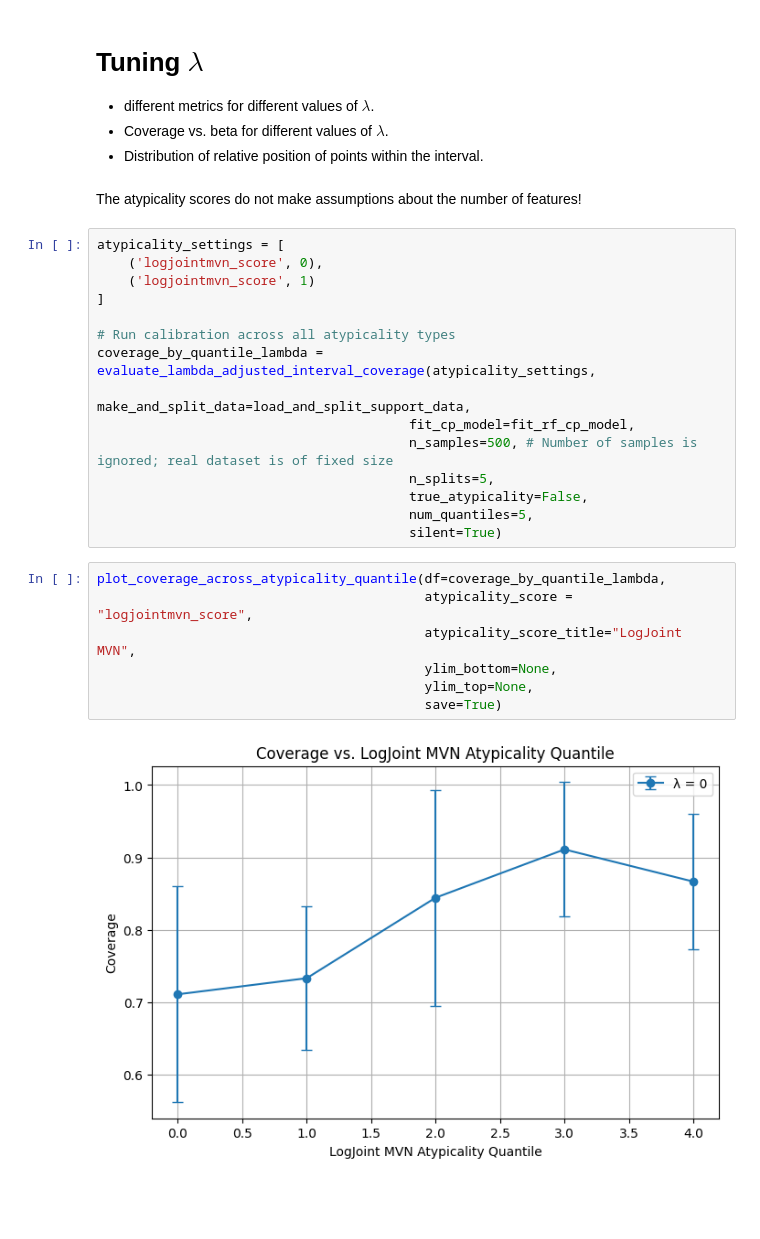
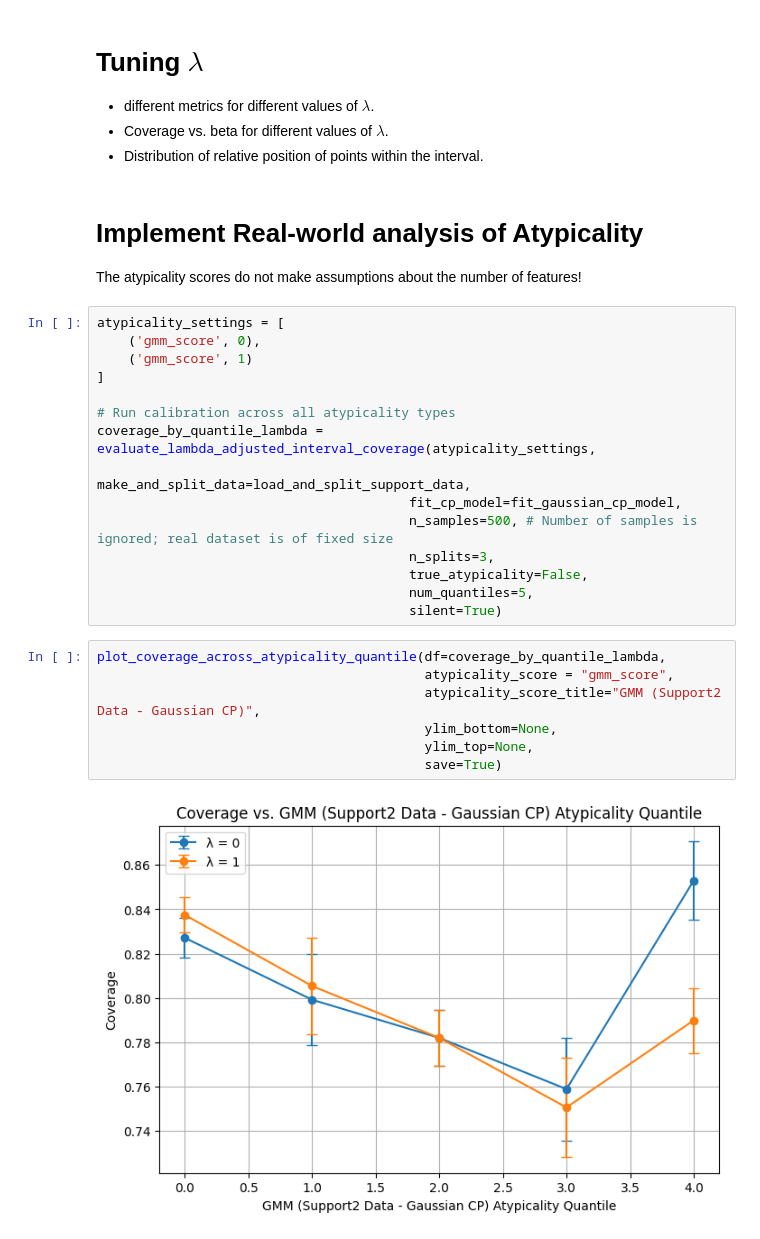
Before and after one commit to audtree/extending-atypicality, a Jupyter notebook: notebooks/proof-of-concept.ipynb, the cells around one changed output. Saved outputs shown, nothing was run; the diff lists cells and outputs as text; blank space fills up the shorter version.

Commit message:
experimenting with support2 dataset, analyzing by race

```diff
--- a/notebooks/proof-of-concept.ipynb
+++ b/notebooks/proof-of-concept.ipynb
@@ -93,28 +93,29 @@ To do:
 * Coverage vs. beta for different values of $\lambda$.
 * Distribution of relative position of points within the interval.
 # %% [markdown]
+# Implement Real-world analysis of Atypicality
 The atypicality scores do not make assumptions about the number of features!
 # %%
 atypicality_settings = [
-    ('logjointmvn_score', 0),
-    ('logjointmvn_score', 1)
+    ('gmm_score', 0),
+    ('gmm_score', 1)
 ]
 
 # Run calibration across all atypicality types
 coverage_by_quantile_lambda = evaluate_lambda_adjusted_interval_coverage(atypicality_settings,
                                         make_and_split_data=load_and_split_support_data,
-                                        fit_cp_model=fit_rf_cp_model,
+                                        fit_cp_model=fit_gaussian_cp_model,
                                         n_samples=500, # Number of samples is ignored; real dataset is of fixed size
-                                        n_splits=5,
+                                        n_splits=3,
                                         true_atypicality=False,
                                         num_quantiles=5,
                                         silent=True)
 # %%
 plot_coverage_across_atypicality_quantile(df=coverage_by_quantile_lambda,
-                                          atypicality_score = "logjointmvn_score",
-                                          atypicality_score_title="LogJoint MVN",
+                                          atypicality_score = "gmm_score",
+                                          atypicality_score_title="GMM (Support2 Data - Gaussian CP)",
                                           ylim_bottom=None,
                                           ylim_top=None,
                                           save=True)
 # %% [output]
-[figure, old version]
+[figure, new version]
```
Also changed, not shown: parts of 16 cells of this notebook, 3 other files.
